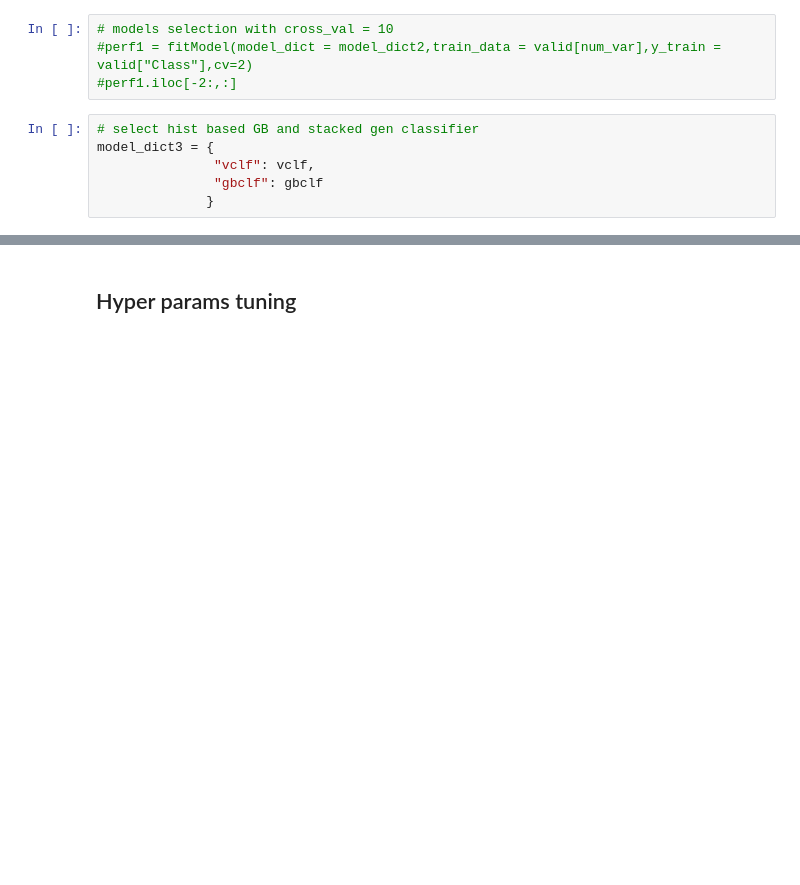
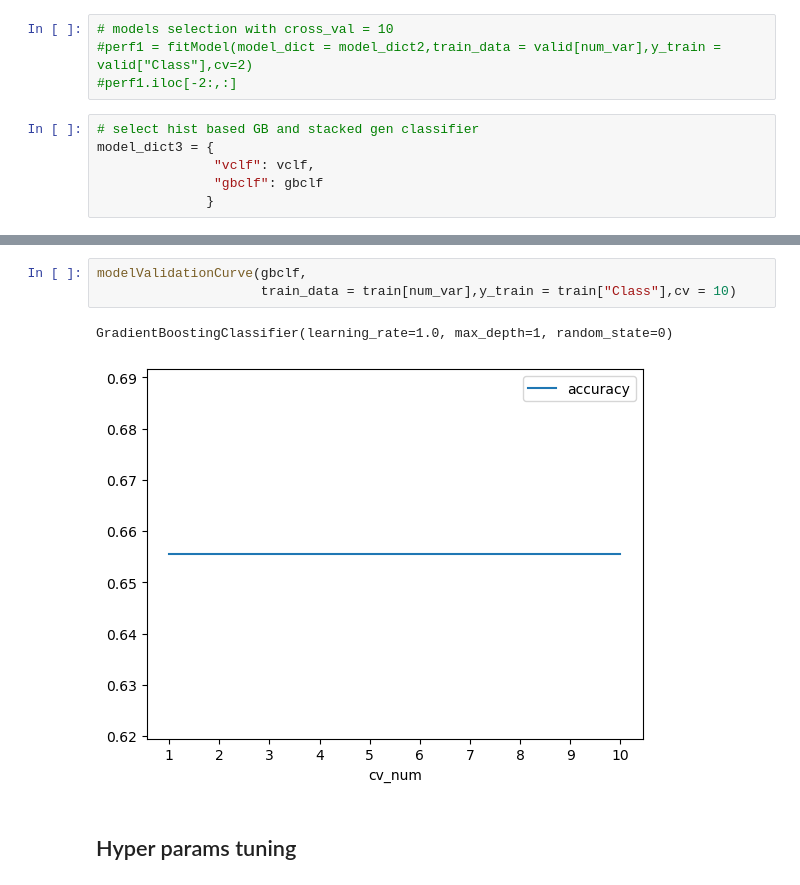
Before and after one commit to phenixMaster/ICR, a Jupyter notebook: icr-analysis-python.ipynb, the cells around one changed output, grey strips where cells are left out. Drawn from its saved outputs; the diff is of its cells as text; blank space fills up the shorter version.

```diff
--- a/icr-analysis-python.ipynb
+++ b/icr-analysis-python.ipynb
@@ -352,3 +346,9 @@ gbclf mean score : 0.589981913010603
+# %%
+modelValidationCurve(gbclf,
+                     train_data = train[num_var],y_train = train["Class"],cv = 10)
+# %% [output]
+GradientBoostingClassifier(learning_rate=1.0, max_depth=1, random_state=0)
+[figure, added]
 # %% [markdown]
 ## Hyper params tuning
 # %%
```
Also changed, not shown: parts of 7 cells of this notebook.
